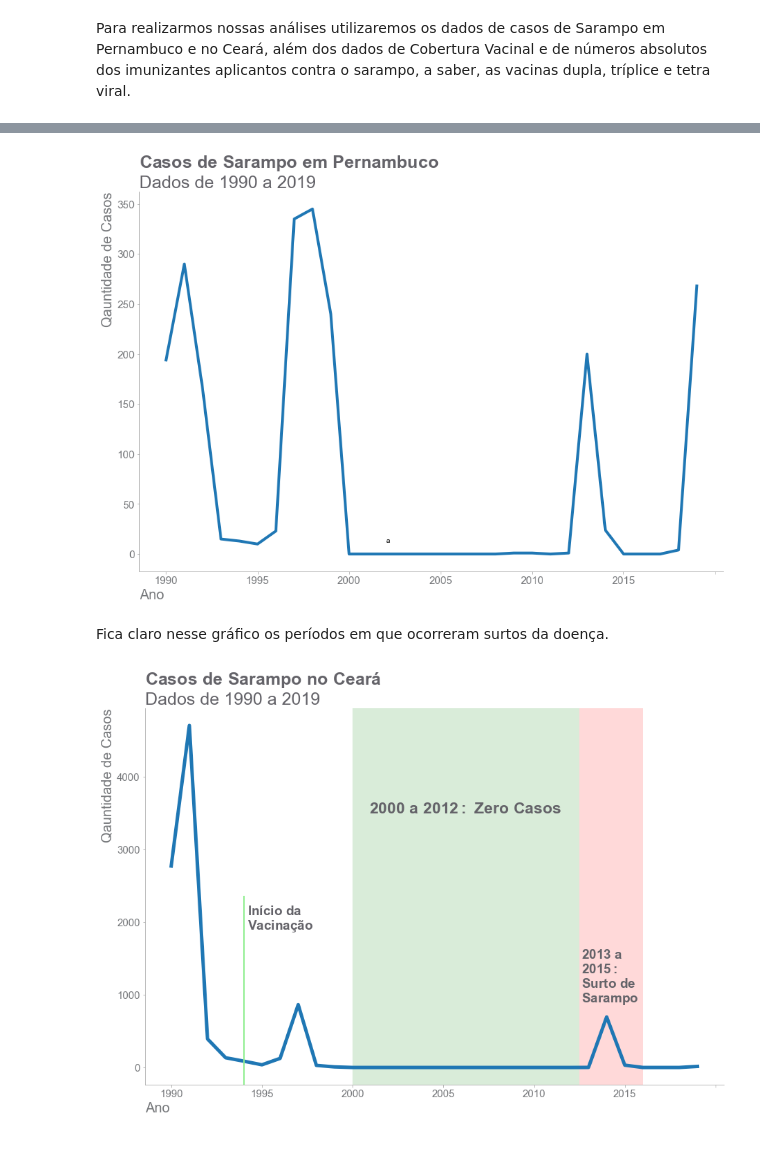
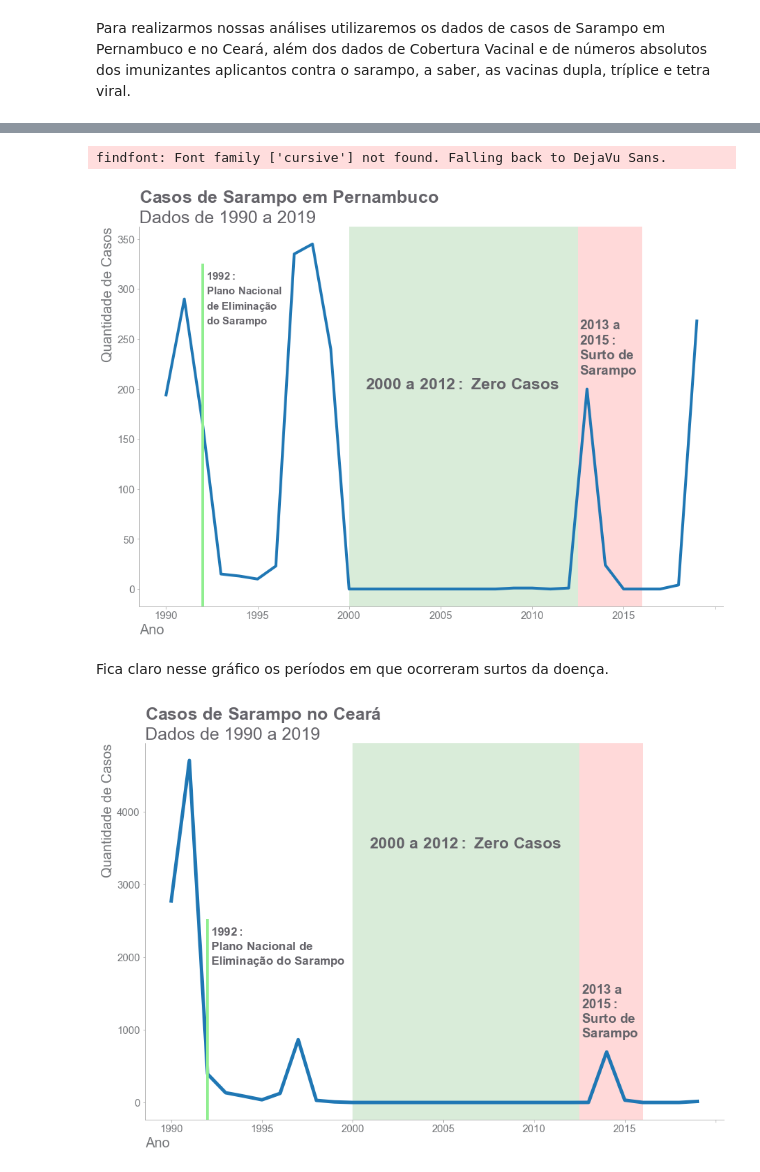
Before and after one commit to diascarolina/vacinacao-geral-no-brasil, a Jupyter notebook: notebooks/sarampo.ipynb, the cells around one changed output, grey strips where cells are left out. Saved outputs shown, nothing was run; the diff lists cells and outputs as text; code cells hidden in the pictures.

```diff
--- a/notebooks/sarampo.ipynb
+++ b/notebooks/sarampo.ipynb
@@ -64,22 +45,38 @@ casos_sarampo = casos_sarampo.set_index('Estado').rename_axis(None)
 # %%
 ax = casos_sarampo.loc['Pernambuco'].T.plot(figsize = (15, 10), linewidth = 4)
 ax.tick_params(color = 'darkgrey', bottom = 'off')
 ax.spines['bottom'].set_color('darkgrey')
 ax.spines['left'].set_color('darkgrey')
 sns.despine()
 
 for i in ax.get_yticklabels() + ax.get_xticklabels():
     i.set_fontsize(15)
     i.set_color(GRAY5)
 
 plt.title('$\\bf{Casos\ de\ Sarampo\ em\ Pernambuco}$\nDados de 1990 a 2019',
           loc = 'left', fontsize = 25, color = GRAY4)
-plt.ylabel('Qauntidade de Casos', loc = 'top', fontsize = 20, color = GRAY5)
+plt.ylabel('Quantidade de Casos', loc = 'top', fontsize = 20, color = GRAY5)
 plt.xlabel('Ano', loc = 'left', fontsize = 20, color = GRAY5)
 
+plt.axvline(x = 2, ymax = 0.9, color = 'lightgreen', linewidth = 4)
+plt.text(2.2, 310, '$\\bf{1992:}$', fontsize = 15, color = GRAY4)
+plt.text(2.2, 295, '$\\bf{Plano\ Nacional}$', fontsize = 15, color = GRAY4)
+plt.text(2.2, 280, '$\\bf{de\ Eliminação}$', fontsize = 15, color = GRAY4)
+plt.text(2.2, 265, '$\\bf{do\ Sarampo}$', fontsize = 15, color = GRAY4)
+
+plt.axvspan(10, 22.5, facecolor = 'g', alpha = 0.15)
+plt.text(10.9, 200, '$\\bf{2000\ a\ 2012:\ Zero\ Casos}$', fontsize = 23, color = GRAY4)
+
+plt.axvspan(22.5, 26, facecolor = 'r', alpha = 0.15)
+plt.text(22.6, 260, '$\\bf{2013\ a}$', fontsize = 19, color = GRAY4)
+plt.text(22.6, 245, '$\\bf{2015:}$', fontsize = 19, color = GRAY4)
+plt.text(22.6, 230, '$\\bf{Surto\ de}$', fontsize = 19, color = GRAY4)
+plt.text(22.6, 215, '$\\bf{Sarampo}$', fontsize = 19, color = GRAY4)
+
 plt.show()
 # %% [output]
+findfont: Font family ['cursive'] not found. Falling back to DejaVu Sans.
-[figure, old version]
+[figure, new version]
 # %% [markdown]
 Fica claro nesse gráfico os períodos em que ocorreram surtos da doença.
 # %%
@@ -95,12 +92,13 @@ for i in ax.get_yticklabels() + ax.get_xticklabels():
 
 plt.title('$\\bf{Casos\ de\ Sarampo\ no\ Ceará}$\nDados de 1990 a 2019',
           loc = 'left', fontsize = 25, color = GRAY4)
-plt.ylabel('Qauntidade de Casos', loc = 'top', fontsize = 20, color = GRAY5)
+plt.ylabel('Quantidade de Casos', loc = 'top', fontsize = 20, color = GRAY5)
 plt.xlabel('Ano', loc = 'left', fontsize = 20, color = GRAY5)
 
-plt.axvline(x = 4, ymax = 0.5, color = 'lightgreen', linewidth = 2)
-plt.text(4.2, 2100, '$\\bf{Início\ da}$', fontsize = 19, color = GRAY4)
-plt.text(4.2, 1900, '$\\bf{Vacinação}$', fontsize = 19, color = GRAY4)
+plt.axvline(x = 2, ymax = 0.53, color = 'lightgreen', linewidth = 4)
+plt.text(2.2, 2300, '$\\bf{1992:}$', fontsize = 17, color = GRAY4)
+plt.text(2.2, 2100, '$\\bf{Plano\ Nacional\ de}$', fontsize = 17, color = GRAY4)
+plt.text(2.2, 1900, '$\\bf{Eliminação\ do\ Sarampo}$', fontsize = 17, color = GRAY4)
 
 plt.axvspan(10, 22.5, facecolor = 'g', alpha = 0.15)
 plt.text(10.9, 3500, '$\\bf{2000\ a\ 2012:\ Zero\ Casos}$', fontsize = 23, color = GRAY4)
@@ -113,4 +111,4 @@ plt.text(22.6, 900, '$\\bf{Sarampo}$', fontsize = 19, color = GRAY4)
 
 plt.show()
 # %% [output]
-[figure, old version]
+[figure, new version]
```
Also changed, not shown: parts of 21 cells of this notebook, 6 other files.
